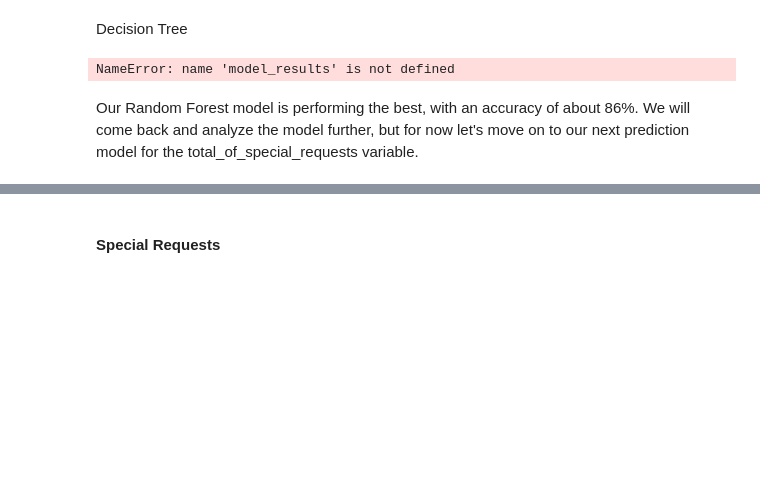
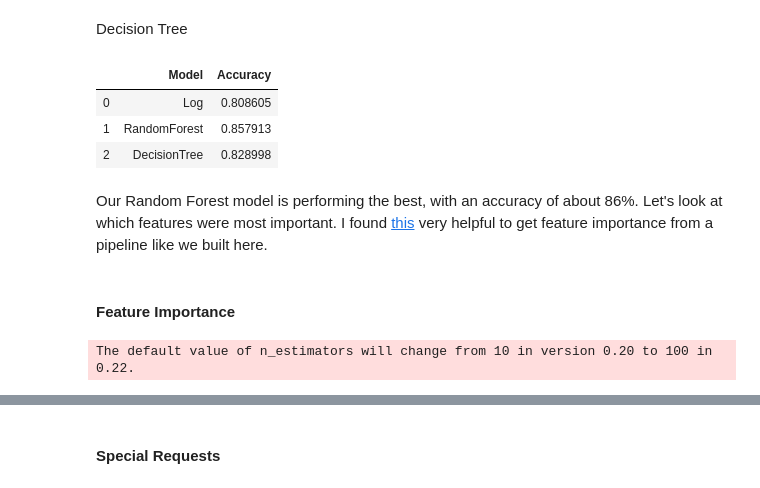
Before and after one commit to tficar/Portfolio, a Jupyter notebook: HotelBookings.ipynb, the cells around one changed output, grey strips where cells are left out. Cells and saved outputs as stored; diff of their text form; code cells hidden in the pictures; blank space fills up the shorter version.

Commit message:
Hotel Booking Analysis
Analysis of a Kaggle data set.

```diff
--- a/HotelBookings.ipynb
+++ b/HotelBookings.ipynb
@@ -497,9 +497,21 @@ dtc_model = Pipeline(steps=[('preprocessor', preprocessor),
 cross_val = cross_val_score(dtc_model, X, y, cv = ksplit, scoring='accuracy', n_jobs=-1)
 cancel_model_results.append(['DecisionTree',np.mean(cross_val)])
 # %%
-cancel_model_results = pd.DataFrame(model_results, columns=['Model','Accuracy'])
+cancel_model_results = pd.DataFrame(cancel_model_results, columns=['Model','Accuracy'])
 cancel_model_results
 # %% [output]
-NameError: name 'model_results' is not defined
+|  | Model | Accuracy |
+| 0 | Log | 0.808605 |
+| 1 | RandomForest | 0.857913 |
+| 2 | DecisionTree | 0.828998 |
-# %% [markdown]
-Our Random Forest model is performing the best, with an accuracy of about 86%. We will come back and analyze the model further, but for now let's move on to our next prediction model for the total_of_special_requests variable.
+# %% [markdown]
+Our Random Forest model is performing the best, with an accuracy of about 86%. Let's look at which features were most important. I found [this](https://towardsdatascience.com/extracting-feature-importances-from-scikit-learn-pipelines-18c79b4ae09a) very helpful to get feature importance from a pipeline like we built here.
+# %% [markdown]
+#### Feature Importance
+# %%
+rfc_model.fit(X,y)
+onehot_columns = list(rfc_model.named_steps['preprocessor'].named_transformers_['cat'].named_steps['onehot'].get_feature_names(input_features=cat_feats))
+num_feats_list = list(num_feats)
+num_feats_list.extend(onehot_columns)
+# %% [output]
+The default value of n_estimators will change from 10 in version 0.20 to 100 in 0.22.
```
Also changed, not shown: parts of 10 cells of this notebook.
